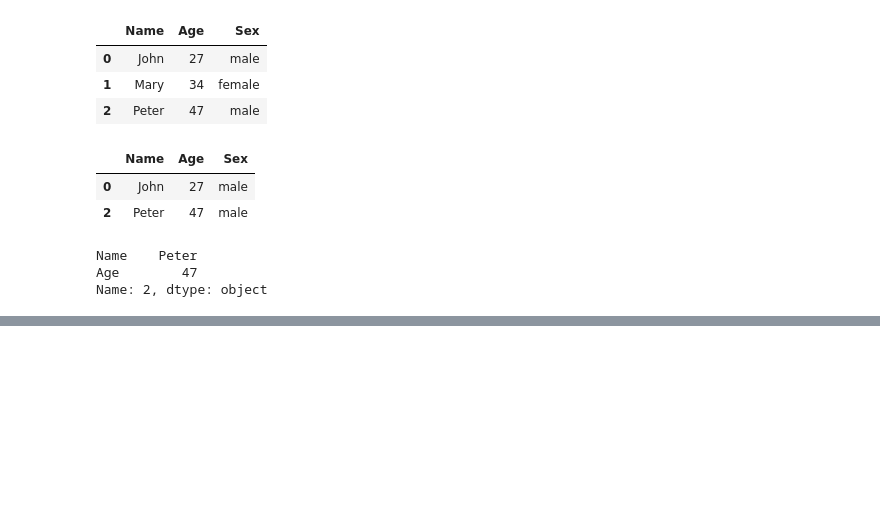
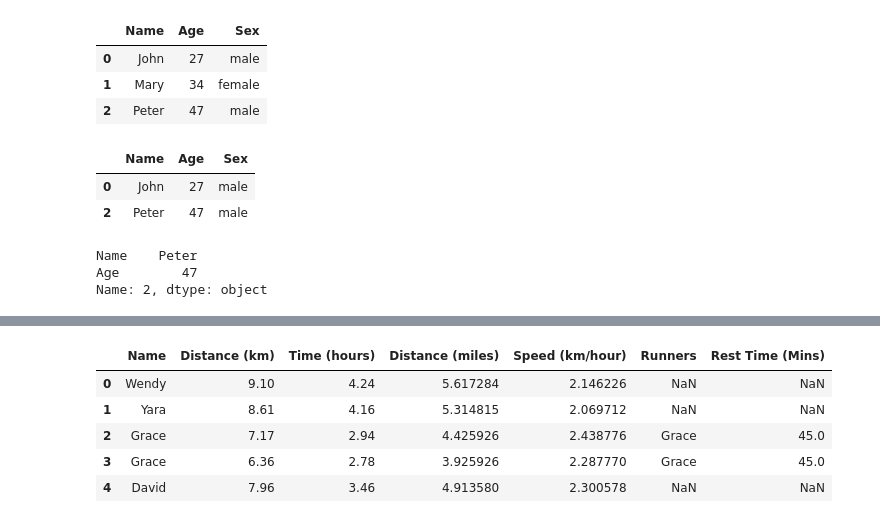
Before and after one commit to hectorherreraespinola/DataAnalys50DaysChallenge, a Jupyter notebook: 50DaysChallenge.ipynb, the cells around one changed output, grey strips where cells are left out. Cells and saved outputs as stored; diff of their text form; code cells hidden in the pictures; blank space fills up the shorter version.

```diff
--- a/50DaysChallenge.ipynb
+++ b/50DaysChallenge.ipynb
@@ -1049,0 +1056,4 @@ Name: 2, dtype: object
+# %%
+# Import the running_data dataset above.
+running_data = pd.read_csv("Data/running_data.csv")
+running_data.head()
@@ -1049,0 +1067,5 @@ Name: 2, dtype: object
+# %%
+#Create a copy of the DataFrame. Add another column to the DataFrame that will convert the kilometers run into miles.
+copy_running_data = running_data
+copy_running_data["Distance (miles)"] = copy_running_data["Distance (km)"] /1.62
+copy_running_data.head()
@@ -1049,0 +1079,4 @@ Name: 2, dtype: object
+# %%
+#Add another column to the DataFrame to calculate the speed per hour in kilometer
+copy_running_data["Speed (km/hour)"] = copy_running_data["Distance (km)"] / copy_running_data["Time (hours)"]
+copy_running_data.head()
@@ -1049,0 +1090,3 @@ Name: 2, dtype: object
+# %%
+runner_test = pd.read_csv("Data/runner_rest.csv")
+runner_test.head()
@@ -1049,0 +1100,12 @@ Name: 2, dtype: object
+# %%
+#Merge this dataset into your DataFrame above. Use the pandas merge() method. Ensure to drop the "Runners" column since you already have the "Names" column.
+copy_running_data =copy_running_data.merge(runner_test,left_on="Name", right_on="Runners", how="left")
+copy_running_data.drop(columns=["Runners"])
+copy_running_data.head()
+# %% [output]
+|  | Name | Distance (km) | Time (hours) | Distance (miles) | Speed (km/hour) | Runners | Rest Time (Mins) |
+| 0 | Wendy | 9.10 | 4.24 | 5.617284 | 2.146226 | NaN | NaN |
+| 1 | Yara | 8.61 | 4.16 | 5.314815 | 2.069712 | NaN | NaN |
+| 2 | Grace | 7.17 | 2.94 | 4.425926 | 2.438776 | Grace | 45.0 |
+| 3 | Grace | 6.36 | 2.78 | 3.925926 | 2.287770 | Grace | 45.0 |
+| 4 | David | 7.96 | 3.46 | 4.913580 | 2.300578 | NaN | NaN |
```
Also changed, not shown: parts of 8 cells of this notebook, 4 other files.
